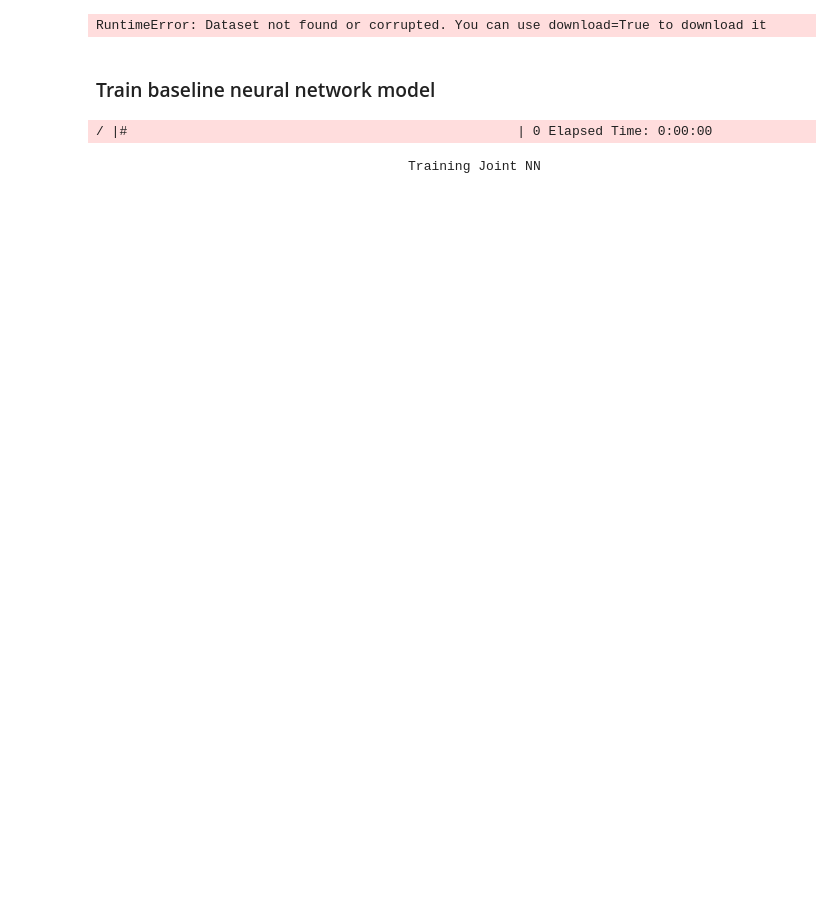
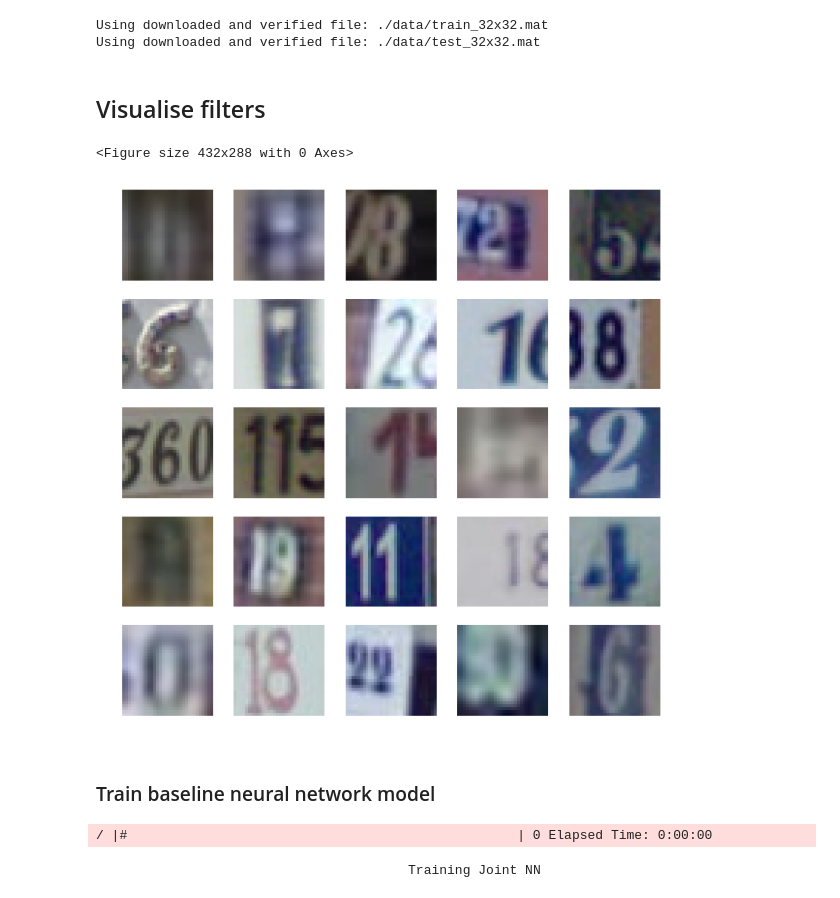
Before and after one commit to mm5110/sparse-structures-for-classification, a Jupyter notebook: joint/dev/ML_ISTA/Mike/joint_vs_standard_nn_SVHN.ipynb, the cells around one changed output. Drawn from its saved outputs; the diff is of its cells as text; code cells hidden in the pictures; blank space fills up the shorter version.

```diff
--- a/joint/dev/ML_ISTA/Mike/joint_vs_standard_nn_SVHN.ipynb
+++ b/joint/dev/ML_ISTA/Mike/joint_vs_standard_nn_SVHN.ipynb
@@ -19,52 +48,82 @@ plt.style.use('default')
 import pdb
 
 
-import Models_M as mds
+import Models_M_v2 as mds
 import auxillary_functions as aux
 
 # Hyper Parameters
-EPOCH = 300
+EPOCH = 20
 
 BATCH_SIZE = 256
-DOWNLOAD = True
+DOWNLOAD = False
+
 m1 = 64
 m2 = 128
-m3 = 512
+m3 = 128
+ch_in = 3
+
 cudaopt = True
 EPS = 1e-6
-histogram_level = int(0.8*np.ceil(100))
+histogram_level = int(np.ceil(0.8*EPOCH))
 
-# Download SVHN data set
 train_data = torchvision.datasets.SVHN(
-    root='/data',
+    root='./data',
+
     split = 'train',
     transform = torchvision.transforms.Compose([
                     torchvision.transforms.ToTensor(),
-                    torchvision.transforms.Normalize((0.5, 0.5, 0.5), (0.5, 0.5, 0.5)),
+                    #torchvision.transforms.Normalize((0.5, 0.5, 0.5), (0.5, 0.5, 0.5)),
                 ]),
-    download=DOWNLOAD,                        # download it if you don't have it
+    download=True,                        # download it if you don't have it
 )
 # LIMITING TRAINING DATA
-Ntrain = int(2e3)
+Ntrain = int(10e3)
 train_set = np.random.permutation(60000)[0:Ntrain]
 train_data.data = train_data.data[torch.LongTensor(train_set),:,:]
 train_data.labels = train_data.labels[torch.LongTensor(train_set)]
 
 test_data = torchvision.datasets.SVHN(
-    root='/data',
+    root='./data',
     split = 'test',                                     # this is testing data
     transform=torchvision.transforms.Compose([
                     torchvision.transforms.ToTensor(),
-                    torchvision.transforms.Normalize((0.5, 0.5, 0.5), (0.5, 0.5, 0.5)),
+#                     torchvision.transforms.Normalize((0.5, 0.5, 0.5), (0.5, 0.5, 0.5)),
                 ]),
-    download=DOWNLOAD,                        # download it if you don't have it
+    download=True,                        # download it if you don't have it
 )
 
 # Data Loader for easy mini-batch return in training, the image batch shape will be (50, 1, 28, 28)
 train_loader = Data.DataLoader(dataset=train_data, batch_size=BATCH_SIZE, shuffle=True)
 test_loader = Data.DataLoader(dataset=test_data, batch_size=BATCH_SIZE, shuffle=True)
 # %% [output]
-RuntimeError: Dataset not found or corrupted. You can use download=True to download it
+Using downloaded and verified file: ./data/train_32x32.mat
+Using downloaded and verified file: ./data/test_32x32.mat
+# %% [markdown]
+## Visualise filters
+# %%
+dataiter = iter(train_loader)
+images, labels = dataiter.next()
+
+rows = 5
+cols = 5
+indices = random.sample(range(BATCH_SIZE), cols*rows)
+
+idx = 1
+
+plt.figure(1)
+plt.figure(figsize=(10,10))
+for j in range(rows):
+    for i in range(cols):
+        plt.subplot(rows,cols,idx)
+        image = np.swapaxes(images.cpu().data.numpy()[idx-1], 0, 2)
+        image = np.swapaxes(image, 0, 1)
+        plt.imshow(image)
+        plt.axis('off')
+        idx+=1
+plt.show()
+# %% [output]
+<Figure size 432x288 with 0 Axes>
+[figure, added]
 # %% [markdown]
 ### Train baseline neural network model
 # %%
```
Also changed, not shown: parts of 9 cells of this notebook, 1 other file.
